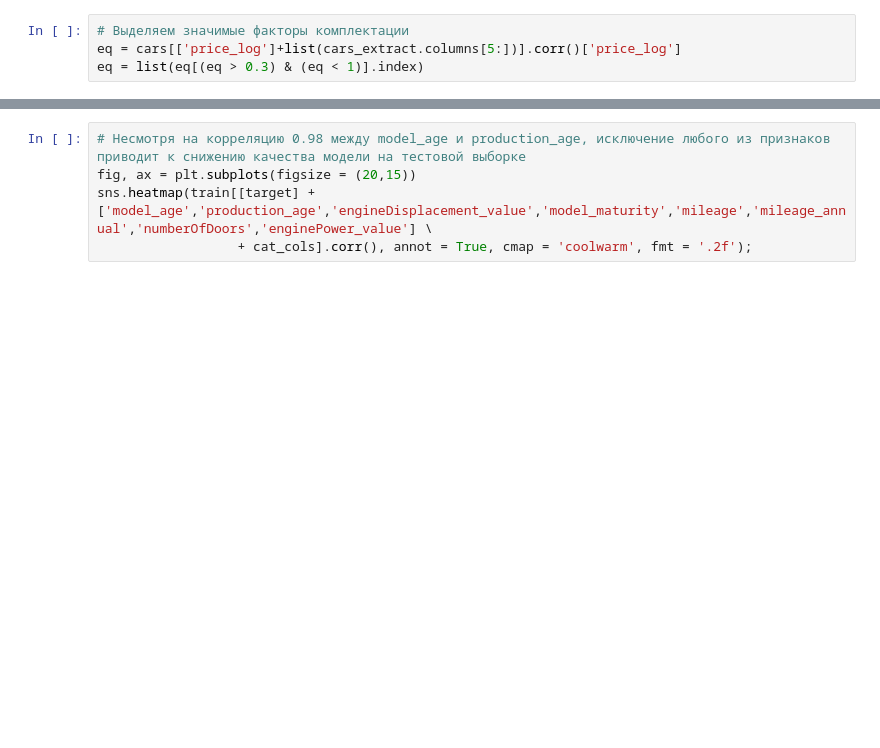
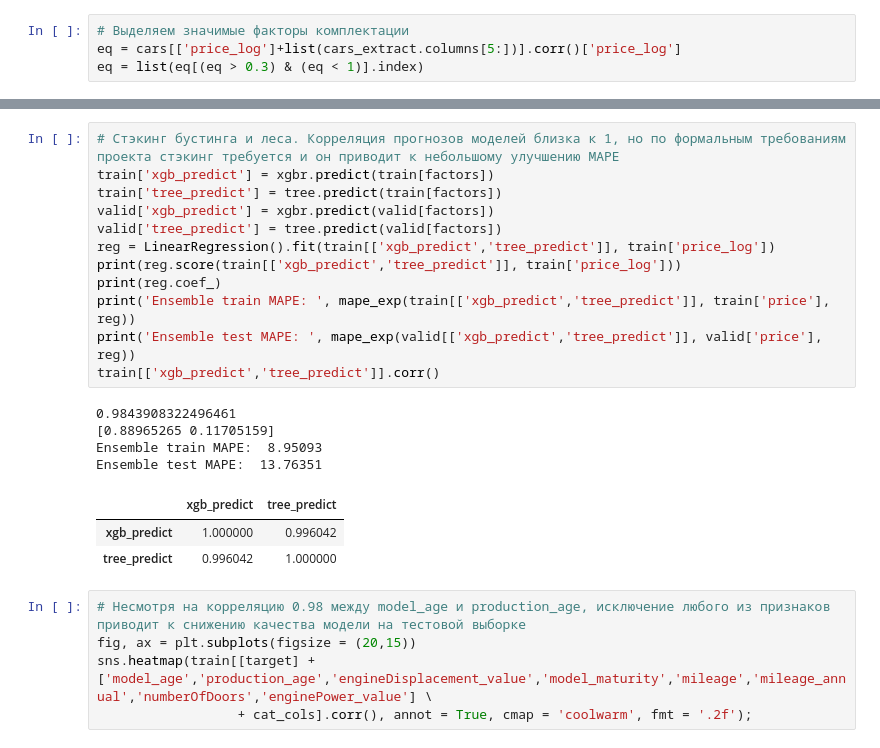
Before and after one commit to RomanRazumovsky/python_skillfactory, a Jupyter notebook: module_5/module_5.ipynb, the cells around one changed output, grey strips where cells are left out. Saved outputs shown, nothing was run; the diff lists cells and outputs as text; blank space fills up the shorter version.

```diff
--- a/module_5/module_5.ipynb
+++ b/module_5/module_5.ipynb
@@ -448,3 +460,23 @@ Execution time: 66.0
+# %%
+# Стэкинг бустинга и леса. Корреляция прогнозов моделей близка к 1, но по формальным требованиям проекта стэкинг требуется и он приводит к небольшому улучшению MAPE
+train['xgb_predict'] = xgbr.predict(train[factors])
+train['tree_predict'] = tree.predict(train[factors])
+valid['xgb_predict'] = xgbr.predict(valid[factors])
+valid['tree_predict'] = tree.predict(valid[factors])
+reg = LinearRegression().fit(train[['xgb_predict','tree_predict']], train['price_log'])
+print(reg.score(train[['xgb_predict','tree_predict']], train['price_log']))
+print(reg.coef_)
+print('Ensemble train MAPE: ', mape_exp(train[['xgb_predict','tree_predict']], train['price'], reg))
+print('Ensemble test MAPE: ', mape_exp(valid[['xgb_predict','tree_predict']], valid['price'], reg))
+train[['xgb_predict','tree_predict']].corr()
+# %% [output]
+0.9843908322496461
+[0.88965265 0.11705159]
+Ensemble train MAPE:  8.95093
+Ensemble test MAPE:  13.76351
+|  | xgb_predict | tree_predict |
+| xgb_predict | 1.000000 | 0.996042 |
+| tree_predict | 0.996042 | 1.000000 |
 # %%
 # Несмотря на корреляцию 0.98 между model_age и production_age, исключение любого из признаков приводит к снижению качества модели на тестовой выборке
 fig, ax = plt.subplots(figsize = (20,15))
```
Also changed, not shown: parts of 8 cells of this notebook.
